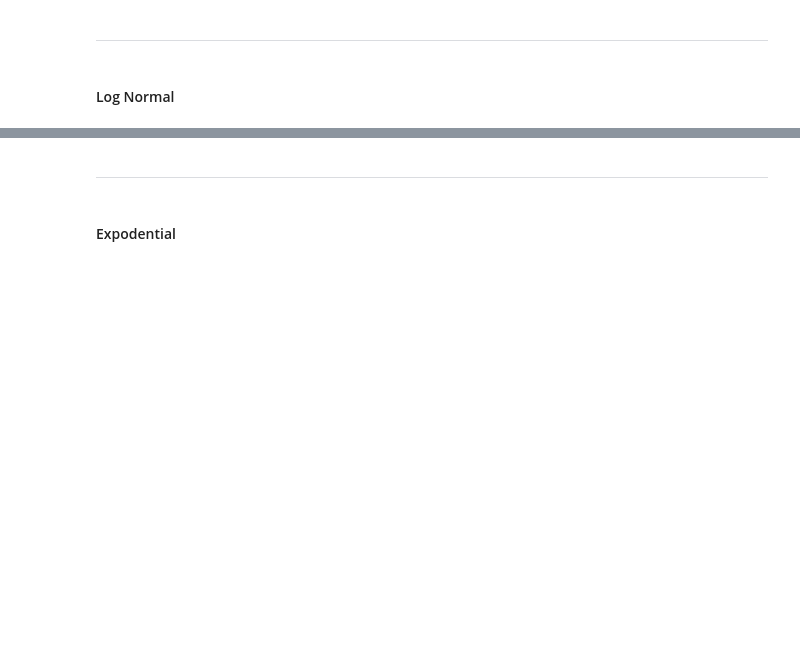
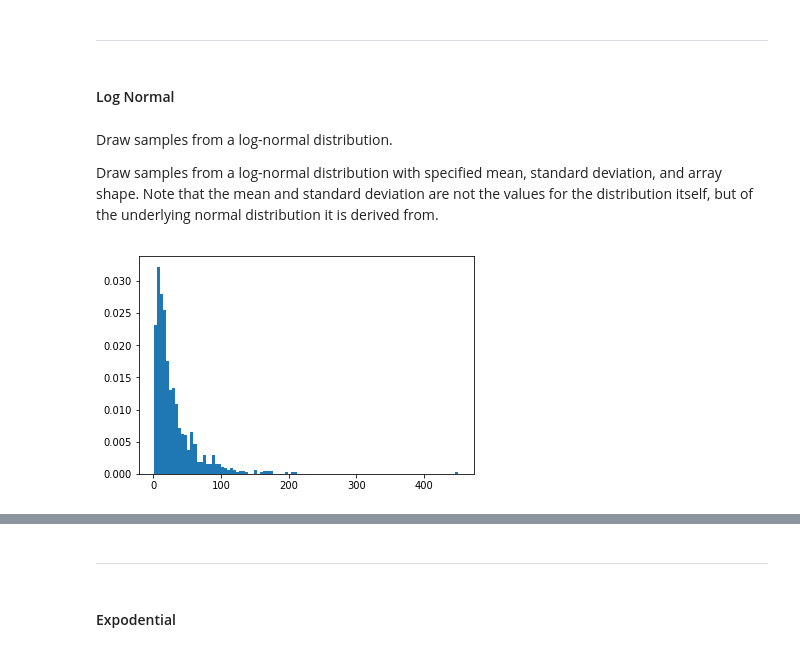
Before and after one commit to BrianD147/Emerging-Tech-Assignment, a Jupyter notebook: numpy-random.ipynb, the cells around one changed output, grey strips where cells are left out. Cells and saved outputs as stored; diff of their text form; code cells hidden in the pictures; blank space fills up the shorter version.

```diff
--- a/numpy-random.ipynb
+++ b/numpy-random.ipynb
@@ -117,3 +188,14 @@ plt.hist(y)
 # %% [markdown]
 <a id="logNormal"></a>
 #### Log Normal
+# %% [markdown]
+Draw samples from a log-normal distribution.
+
+Draw samples from a log-normal distribution with specified mean, standard deviation, and array shape. Note that the mean and standard deviation are not the values for the distribution itself, but of the underlying normal distribution it is derived from.
+# %%
+mu, sigma = 3., 1. # mean and standard deviation
+s = np.random.lognormal(mu, sigma, 1000)
+# %%
+count, bins, ignored = plt.hist(s, 100, density=True, align='mid')
+# %% [output]
+[figure, added]
```
Also changed, not shown: parts of 27 cells of this notebook.
